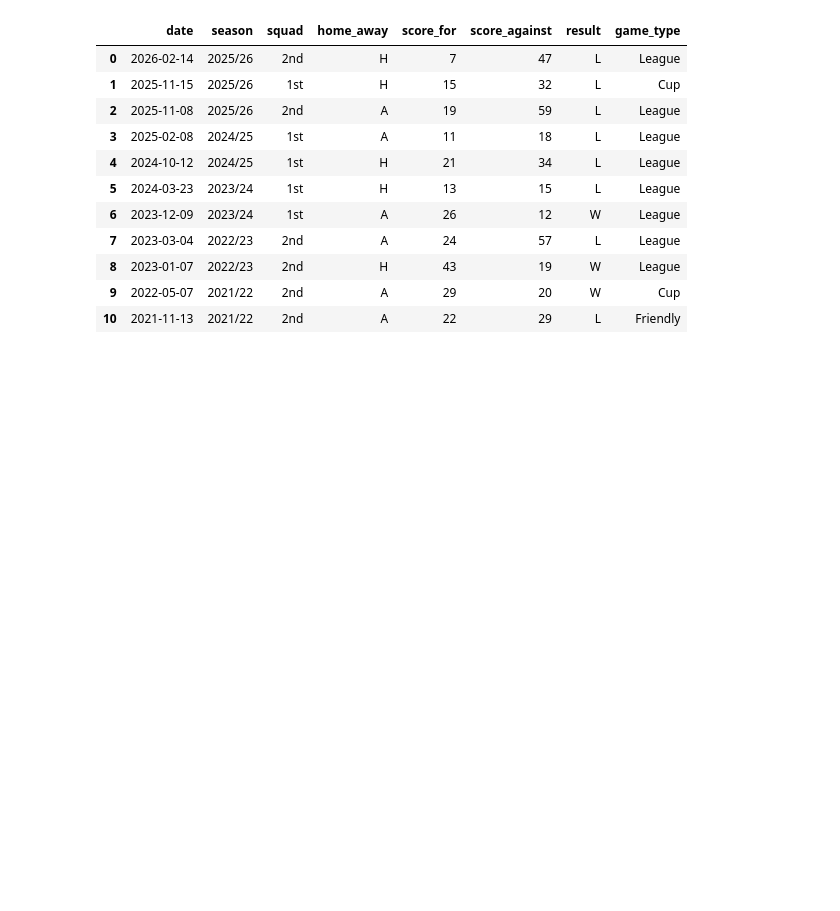
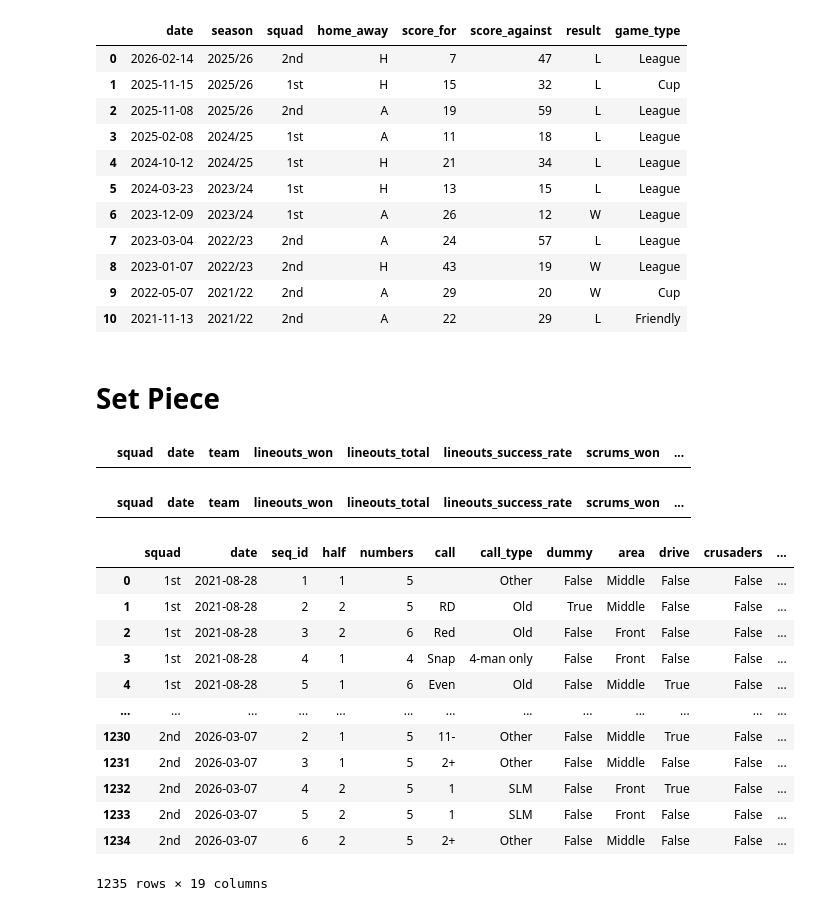
Before and after one commit to samnlindsay/egrfc-stats, a Jupyter notebook: python/backend_exploration.ipynb, the cells around one changed output. Drawn from its saved outputs; the diff is of its cells as text; code cells hidden in the pictures; blank space fills up the shorter version.

Commit message:
Set piece

```diff
--- a/python/backend_exploration.ipynb
+++ b/python/backend_exploration.ipynb
@@ -441,6 +467,32 @@ ORDER BY date DESC
 | 8 | 2023-01-07 | 2022/23 | 2nd | H | 43 | 19 | W | League |
 | 9 | 2022-05-07 | 2021/22 | 2nd | A | 29 | 20 | W | Cup |
 | 10 | 2021-11-13 | 2021/22 | 2nd | A | 22 | 29 | L | Friendly |
+# %% [markdown]
+# Set Piece
+# %%
+q(f"SELECT * FROM set_piece WHERE entries_22m > 0")
+# %% [output]
+|  | squad | date | team | lineouts_won | lineouts_total | lineouts_success_rate | scrums_won | ... |
+# %%
+q("SELECT * FROM set_piece WHERE entries_22m > 0")
+# %% [output]
+|  | squad | date | team | lineouts_won | lineouts_total | lineouts_success_rate | scrums_won | ... |
+# %%
+q("SELECT * FROM lineouts")
+# %% [output]
+|  | squad | date | seq_id | half | numbers | call | call_type | dummy | area | drive | crusaders | ... |
+| 0 | 1st | 2021-08-28 | 1 | 1 | 5 |  | Other | False | Middle | False | False | ... |
+| 1 | 1st | 2021-08-28 | 2 | 2 | 5 | RD | Old | True | Middle | False | False | ... |
+| 2 | 1st | 2021-08-28 | 3 | 2 | 6 | Red | Old | False | Front | False | False | ... |
+| 3 | 1st | 2021-08-28 | 4 | 1 | 4 | Snap | 4-man only | False | Front | False | False | ... |
+| 4 | 1st | 2021-08-28 | 5 | 1 | 6 | Even | Old | False | Middle | True | False | ... |
+| ... | ... | ... | ... | ... | ... | ... | ... | ... | ... | ... | ... | ... |
+| 1230 | 2nd | 2026-03-07 | 2 | 1 | 5 | 11- | Other | False | Middle | True | False | ... |
+| 1231 | 2nd | 2026-03-07 | 3 | 1 | 5 | 2+ | Other | False | Middle | False | False | ... |
+| 1232 | 2nd | 2026-03-07 | 4 | 2 | 5 | 1 | SLM | False | Front | True | False | ... |
+| 1233 | 2nd | 2026-03-07 | 5 | 2 | 5 | 1 | SLM | False | Front | False | False | ... |
+| 1234 | 2nd | 2026-03-07 | 6 | 2 | 5 | 2+ | Other | False | Middle | False | False | ... |
+1235 rows × 19 columns
 # %%
 # Close connection when done
 con.close()
```
Also changed, not shown: parts of 7 cells of this notebook, 52 other files.
